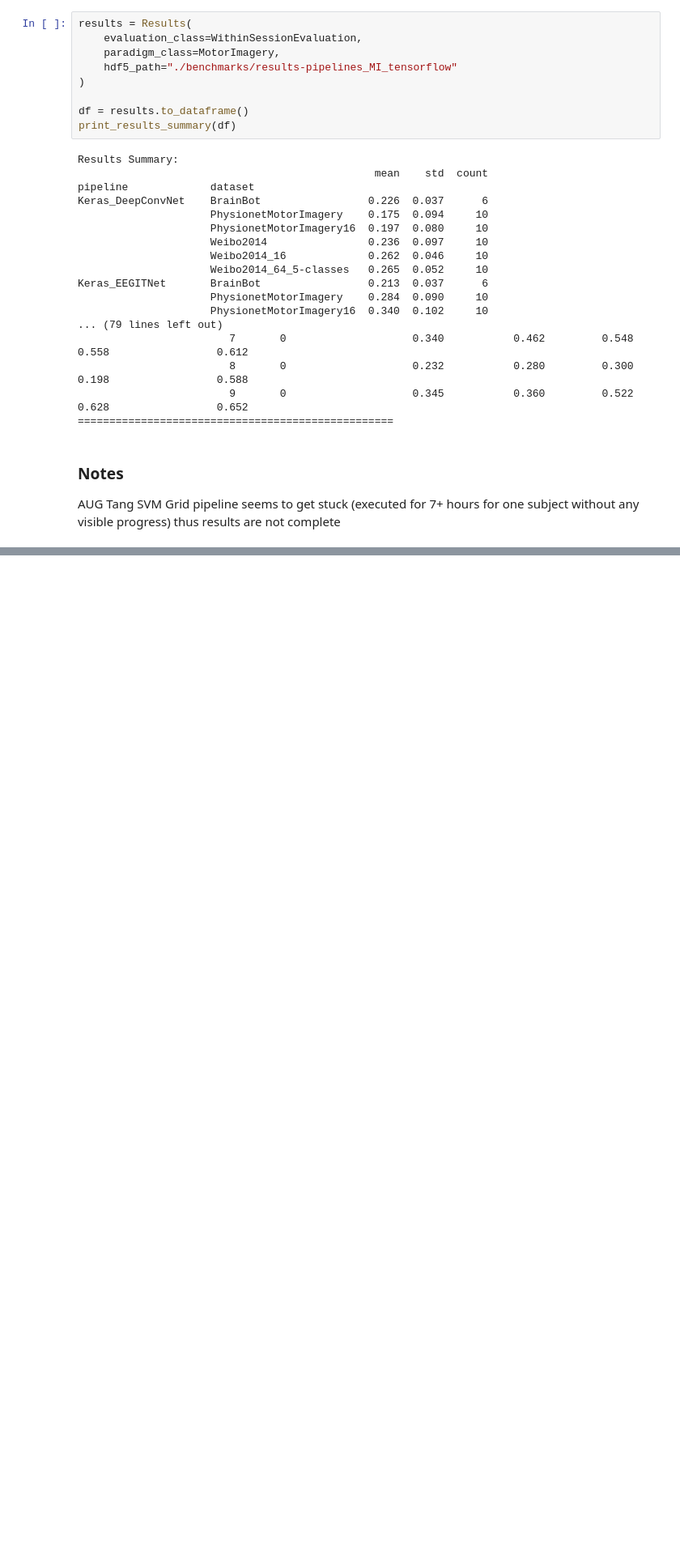
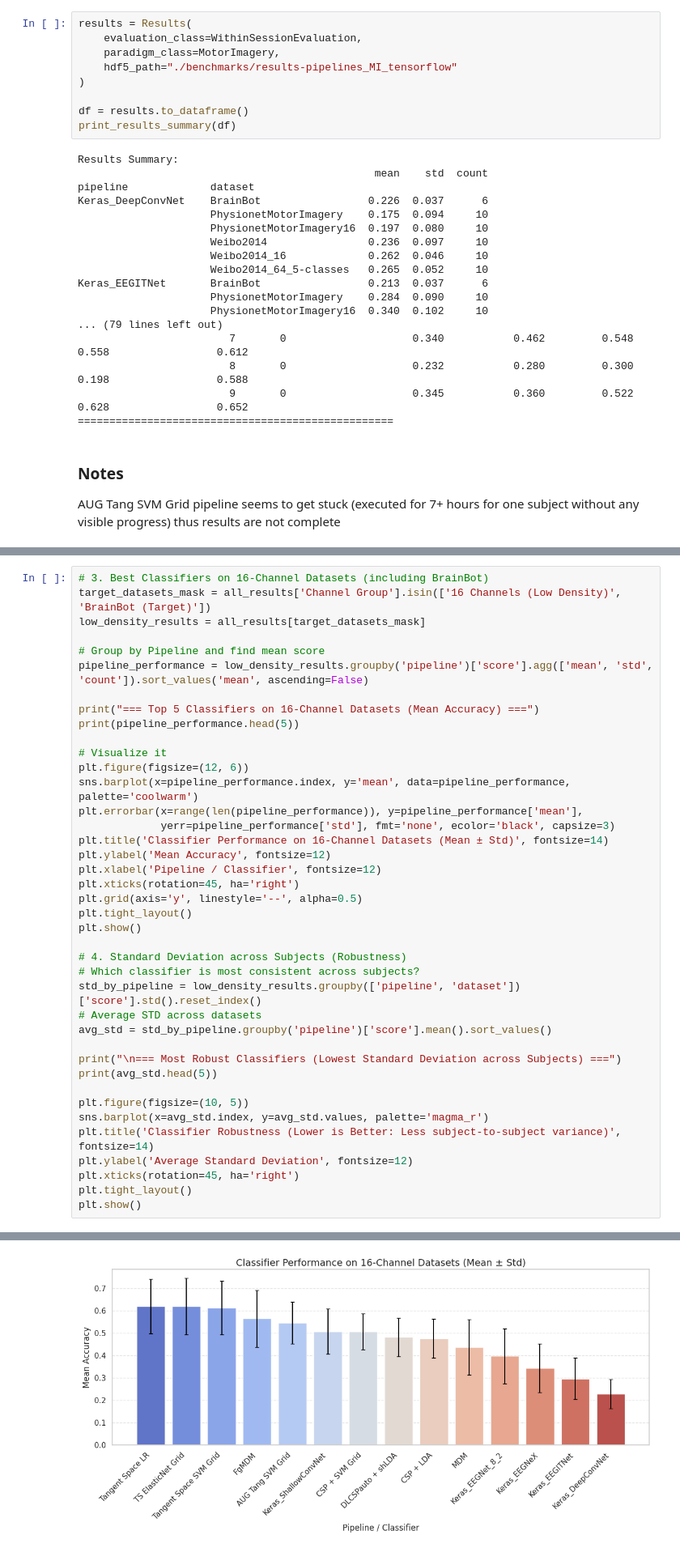
Before and after one commit to luluu9/BCI2025-sandbox, a Jupyter notebook: results.ipynb, the cells around one changed output, grey strips where cells are left out. Shown at 81% size. Cells and saved outputs as stored; diff of their text form; blank space fills up the shorter version.

```diff
--- a/results.ipynb
+++ b/results.ipynb
@@ -78,0 +174,41 @@ AUG Tang SVM Grid pipeline seems to get stuck (executed for 7+ hours for one sub
+# %%
+# 3. Best Classifiers on 16-Channel Datasets (including BrainBot)
+target_datasets_mask = all_results['Channel Group'].isin(['16 Channels (Low Density)', 'BrainBot (Target)'])
+low_density_results = all_results[target_datasets_mask]
+
+# Group by Pipeline and find mean score
+pipeline_performance = low_density_results.groupby('pipeline')['score'].agg(['mean', 'std', 'count']).sort_values('mean', ascending=False)
+
+print("=== Top 5 Classifiers on 16-Channel Datasets (Mean Accuracy) ===")
+print(pipeline_performance.head(5))
+
+# Visualize it
+plt.figure(figsize=(12, 6))
+sns.barplot(x=pipeline_performance.index, y='mean', data=pipeline_performance, palette='coolwarm')
+plt.errorbar(x=range(len(pipeline_performance)), y=pipeline_performance['mean'],
+             yerr=pipeline_performance['std'], fmt='none', ecolor='black', capsize=3)
+plt.title('Classifier Performance on 16-Channel Datasets (Mean ± Std)', fontsize=14)
+plt.ylabel('Mean Accuracy', fontsize=12)
+plt.xlabel('Pipeline / Classifier', fontsize=12)
+plt.xticks(rotation=45, ha='right')
+plt.grid(axis='y', linestyle='--', alpha=0.5)
+plt.tight_layout()
+plt.show()
+
+# 4. Standard Deviation across Subjects (Robustness)
+# Which classifier is most consistent across subjects?
+std_by_pipeline = low_density_results.groupby(['pipeline', 'dataset'])['score'].std().reset_index()
+# Average STD across datasets
+avg_std = std_by_pipeline.groupby('pipeline')['score'].mean().sort_values()
+
+print("\n=== Most Robust Classifiers (Lowest Standard Deviation across Subjects) ===")
+print(avg_std.head(5))
+
+plt.figure(figsize=(10, 5))
+sns.barplot(x=avg_std.index, y=avg_std.values, palette='magma_r')
+plt.title('Classifier Robustness (Lower is Better: Less subject-to-subject variance)', fontsize=14)
+plt.ylabel('Average Standard Deviation', fontsize=12)
+plt.xticks(rotation=45, ha='right')
+plt.tight_layout()
+plt.show()
+# %% [output]
@@ -78,0 +223 @@ AUG Tang SVM Grid pipeline seems to get stuck (executed for 7+ hours for one sub
+[figure, added]
```
Also changed, not shown: parts of 6 cells of this notebook.
